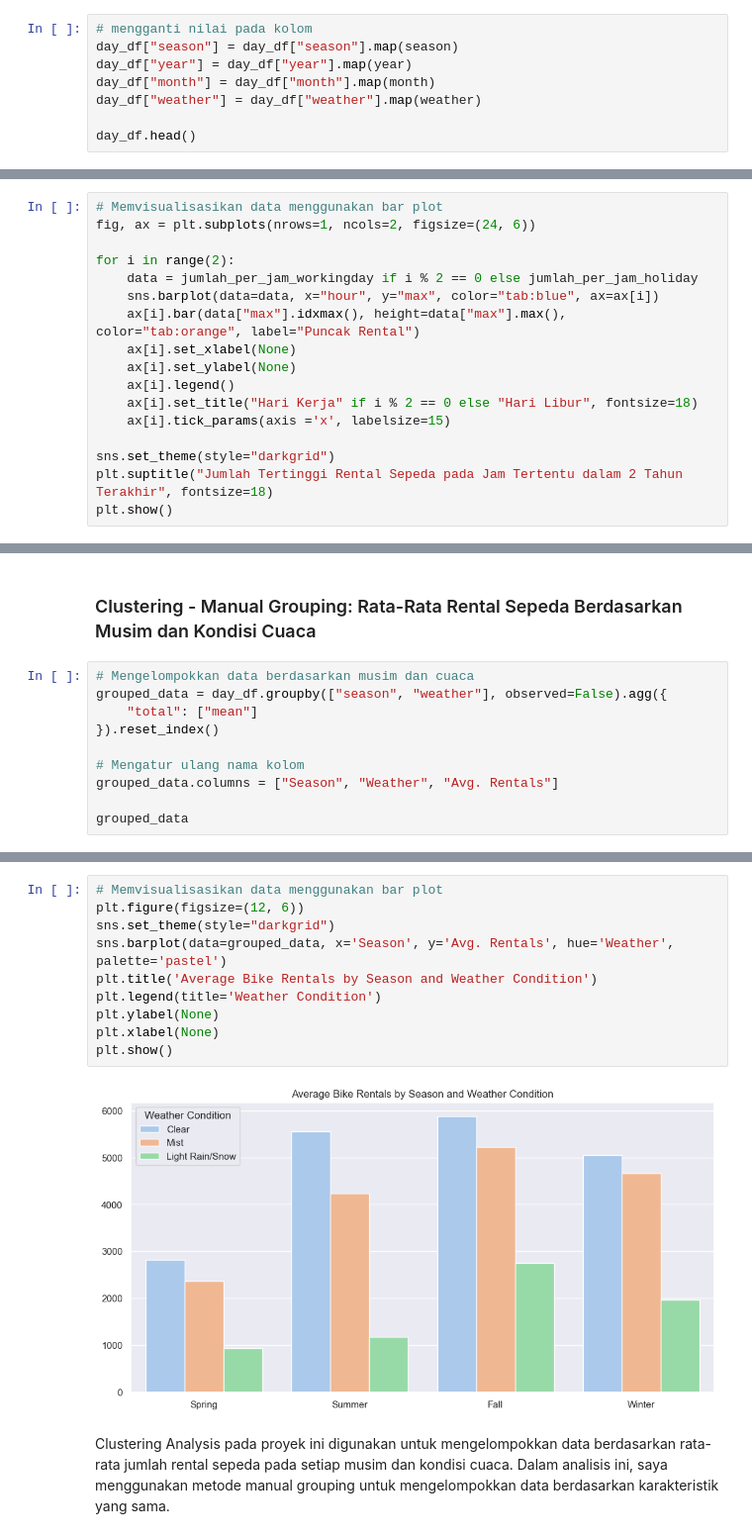
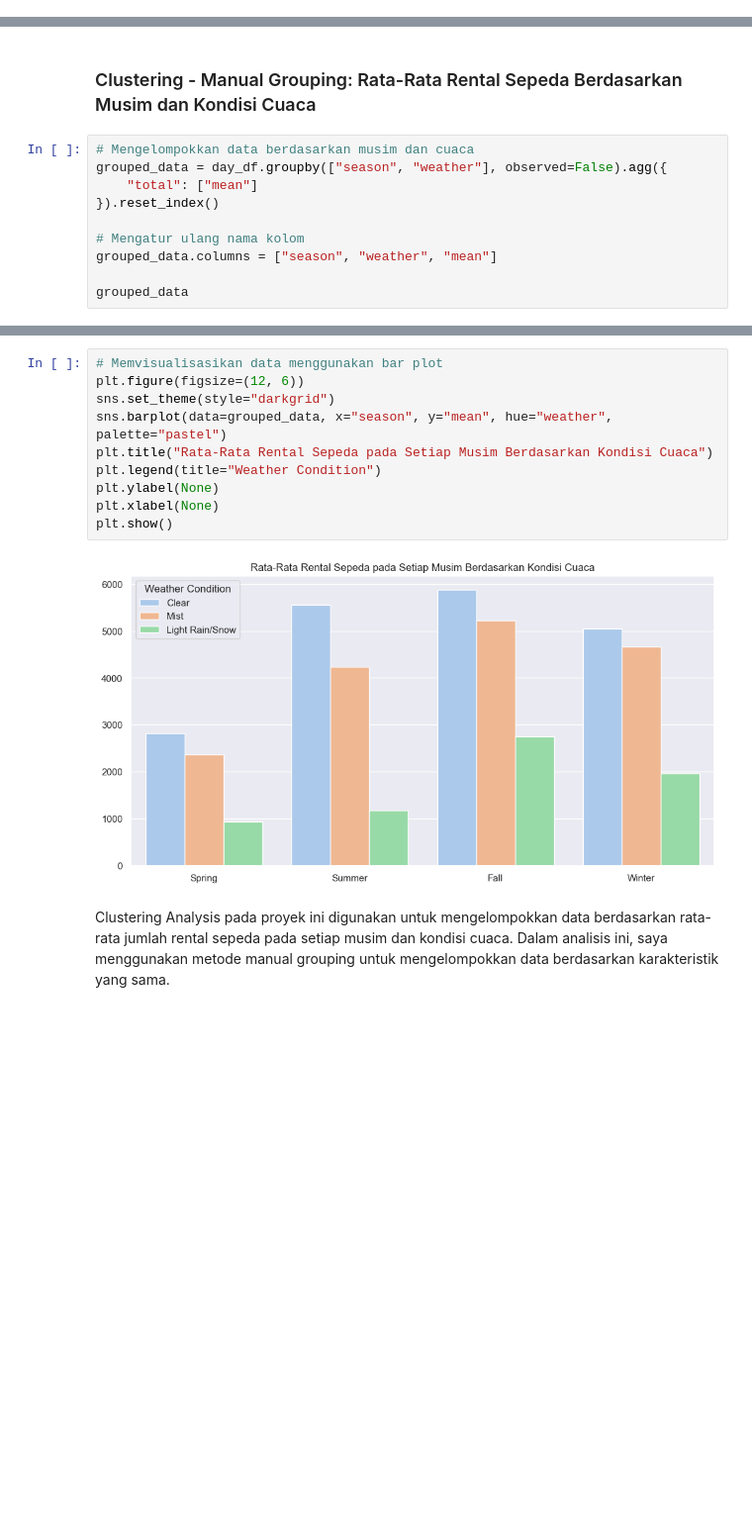
Before and after one commit to noxzym/bike-sharing-dicoding-data-analyst, a Jupyter notebook: notebook.ipynb, the cells around one changed output, grey strips where cells are left out. Shown at 99% size. Cells and saved outputs as stored; diff of their text form; blank space fills up the shorter version.

```diff
--- a/notebook.ipynb
+++ b/notebook.ipynb
@@ -255,8 +213,0 @@ day_df.head()
-# %%
-# mengganti nilai pada kolom
-day_df["season"] = day_df["season"].map(season)
-day_df["year"] = day_df["year"].map(year)
-day_df["month"] = day_df["month"].map(month)
-day_df["weather"] = day_df["weather"].map(weather)
-
-day_df.head()
@@ -633,17 +580,0 @@ plt.show()
-# %%
-# Memvisualisasikan data menggunakan bar plot
-fig, ax = plt.subplots(nrows=1, ncols=2, figsize=(24, 6))
-
-for i in range(2):
-    data = jumlah_per_jam_workingday if i % 2 == 0 else jumlah_per_jam_holiday
-    sns.barplot(data=data, x="hour", y="max", color="tab:blue", ax=ax[i])
-    ax[i].bar(data["max"].idxmax(), height=data["max"].max(), color="tab:orange", label="Puncak Rental")
-    ax[i].set_xlabel(None)
-    ax[i].set_ylabel(None)
-    ax[i].legend()
-    ax[i].set_title("Hari Kerja" if i % 2 == 0 else "Hari Libur", fontsize=18)
-    ax[i].tick_params(axis ='x', labelsize=15)
-
-sns.set_theme(style="darkgrid")
-plt.suptitle("Jumlah Tertinggi Rental Sepeda pada Jam Tertentu dalam 2 Tahun Terakhir", fontsize=18)
-plt.show()
@@ -665,7 +594,7 @@ grouped_data = day_df.groupby(["season", "weather"], observed=False).agg({
 }).reset_index()
 
 # Mengatur ulang nama kolom
-grouped_data.columns = ["Season", "Weather", "Avg. Rentals"]
+grouped_data.columns = ["season", "weather", "mean"]
 
 grouped_data
 # %% [output]
@@ -685,15 +614,15 @@ grouped_data
 # %%
 # Memvisualisasikan data menggunakan bar plot
 plt.figure(figsize=(12, 6))
 sns.set_theme(style="darkgrid")
-sns.barplot(data=grouped_data, x='Season', y='Avg. Rentals', hue='Weather', palette='pastel')
-plt.title('Average Bike Rentals by Season and Weather Condition')
-plt.legend(title='Weather Condition')
+sns.barplot(data=grouped_data, x="season", y="mean", hue="weather", palette="pastel")
+plt.title("Rata-Rata Rental Sepeda pada Setiap Musim Berdasarkan Kondisi Cuaca")
+plt.legend(title="Weather Condition")
 plt.ylabel(None)
 plt.xlabel(None)
 plt.show()
 # %% [output]
-[figure, old version]
+[figure, new version]
 # %% [markdown]
 Clustering Analysis pada proyek ini digunakan untuk mengelompokkan data berdasarkan rata-rata jumlah rental sepeda pada setiap musim dan kondisi cuaca. Dalam analisis ini, saya menggunakan metode manual grouping untuk mengelompokkan data berdasarkan karakteristik yang sama.
 # %% [markdown]
```
Also changed, not shown: parts of 31 cells of this notebook.
